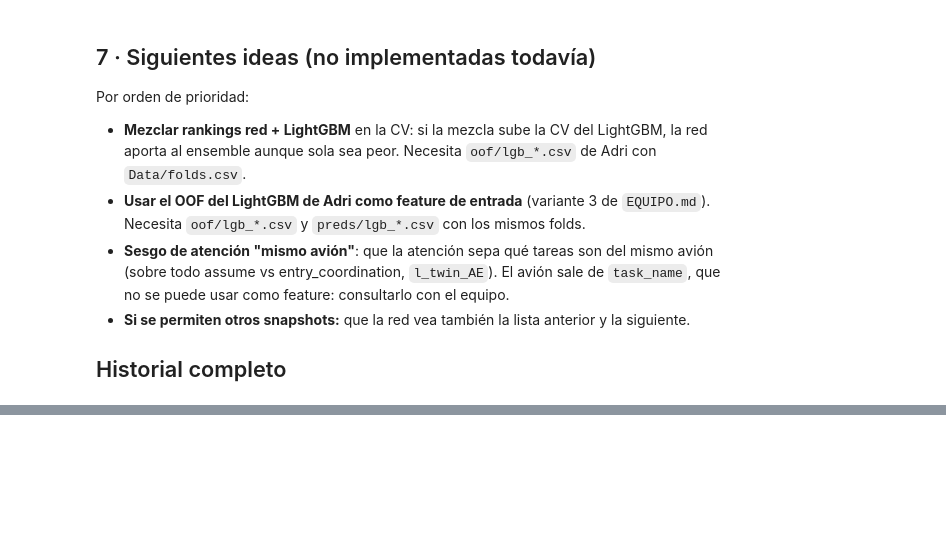
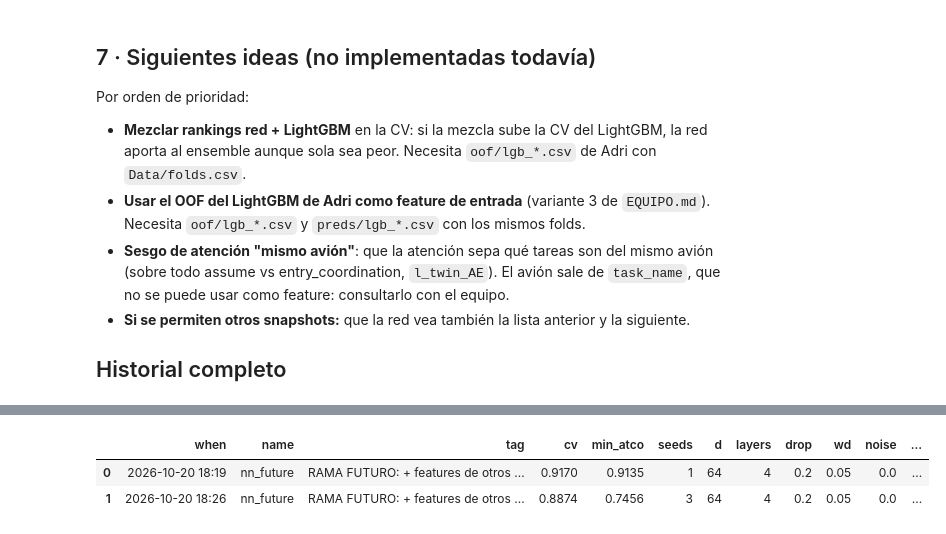
Before and after one commit to T1N8T/FlowDataLab, a Jupyter notebook: notebooks/NN_pablo.ipynb, the cells around one changed output, grey strips where cells are left out. Saved outputs shown, nothing was run; the diff lists cells and outputs as text; code cells hidden in the pictures; blank space fills up the shorter version.

```diff
--- a/notebooks/NN_pablo.ipynb
+++ b/notebooks/NN_pablo.ipynb
@@ -559,0 +579,6 @@ historial()
+# %%
+historial("nn_future")
+# %% [output]
+|  | when | name | tag | cv | min_atco | seeds | d | layers | drop | wd | noise | ... |
+| 0 | 2026-10-20 18:19 | nn_future | RAMA FUTURO: + features de otros ... | 0.9170 | 0.9135 | 1 | 64 | 4 | 0.2 | 0.05 | 0.0 | ... |
+| 1 | 2026-10-20 18:26 | nn_future | RAMA FUTURO: + features de otros ... | 0.8874 | 0.7456 | 3 | 64 | 4 | 0.2 | 0.05 | 0.0 | ... |
```
Also changed, not shown: parts of 4 cells of this notebook, 5 other files.
